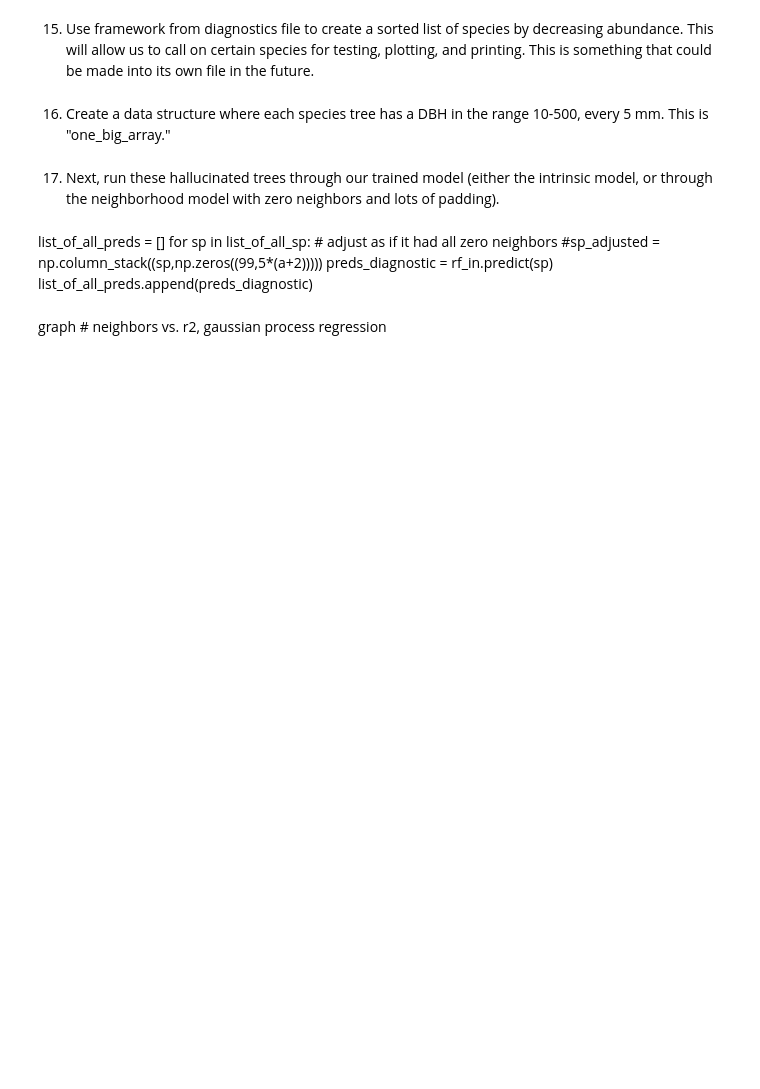
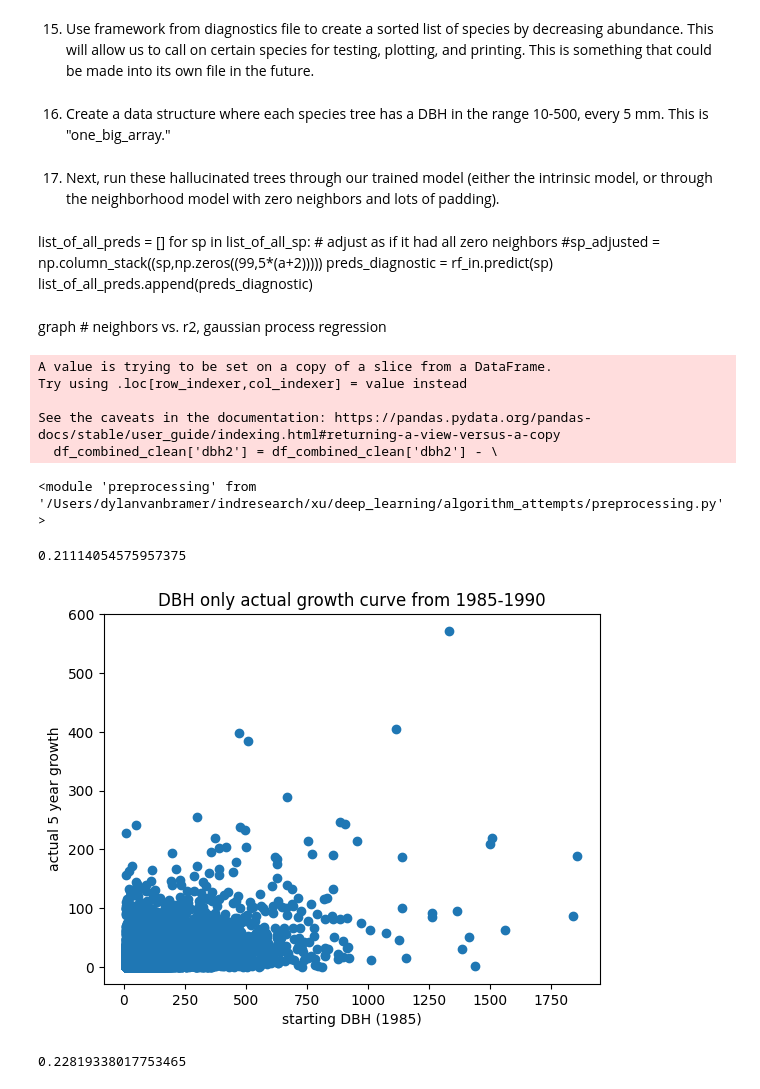
Before and after one commit to dylancvb/forest_learning, a Jupyter notebook: ensemble_model.ipynb, the cells around one changed output. Saved outputs shown, nothing was run; the diff lists cells and outputs as text; code cells hidden in the pictures; blank space fills up the shorter version.

Commit message:
Fixed preprocessing and other workflows

```diff
--- a/ensemble_model.ipynb
+++ b/ensemble_model.ipynb
@@ -363,0 +361,52 @@ graph # neighbors vs. r2, gaussian process regression
+# %%
+
+feats, labels, sp_num = preprocessing.returndataframe(
+  "/Users/dylanvanbramer/indresearch/xu/deep_learning/algorithm_attempts/bci_census/bci_1985.csv",
+  "/Users/dylanvanbramer/indresearch/xu/deep_learning/algorithm_attempts/bci_census/bci_1990.csv")
+# %% [output]
+A value is trying to be set on a copy of a slice from a DataFrame.
+Try using .loc[row_indexer,col_indexer] = value instead
+
+See the caveats in the documentation: https://pandas.pydata.org/pandas-docs/stable/user_guide/indexing.html#returning-a-view-versus-a-copy
+  df_combined_clean['dbh2'] = df_combined_clean['dbh2'] - \
+# %%
+importlib.reload(preprocessing)
+# %% [output]
+<module 'preprocessing' from '/Users/dylanvanbramer/indresearch/xu/deep_learning/algorithm_attempts/preprocessing.py'>
+# %%
+feats1, labels1 = preprocessing.preparedata(feats, labels, sp_num, 1)
+# %%
+#LEVEL ONE!!! JUST DBH
+X_train1, X_test1, y_train1, y_test1 = train_test_split(feats1, labels1, test_size=0.3)
+rf1 = RandomForestRegressor(max_depth=3)
+
+X_train1 = X_train1.reshape(-1,1)
+X_test1 = X_test1.reshape(-1,1)
+# %%
+rf1.fit(X_train1, y_train1)
+preds1 = rf1.predict(X_test1)
+error1 = r2_score(y_test1, preds1)
+print (error1)
+# %% [output]
+0.21114054575957375
+# %%
+mpl.scatter(X_test1,y_test1)
+mpl.title("DBH only actual growth curve from 1985-1990")
+mpl.xlabel("starting DBH (1985)")
+mpl.ylabel("actual 5 year growth")
+mpl.show()
+# %% [output]
+[figure, added]
+# %%
+feats2, labels2 = preprocessing.preparedata(feats, labels, sp_num, 2)
+
+#LEVEL TWO!!! DBH AND SPECIES
+X_train2, X_test2, y_train2, y_test2 = train_test_split(feats2, labels2, test_size=0.3)
+rf2 = RandomForestRegressor(max_depth=3)
+
+rf2.fit(X_train2, y_train2)
+preds2 = rf2.predict(X_test2)
+error2 = r2_score(y_test2, preds2)
+print (error2)
+# %% [output]
+0.22819338017753465
```
Also changed, not shown: parts of 11 cells of this notebook, 1 other file.
